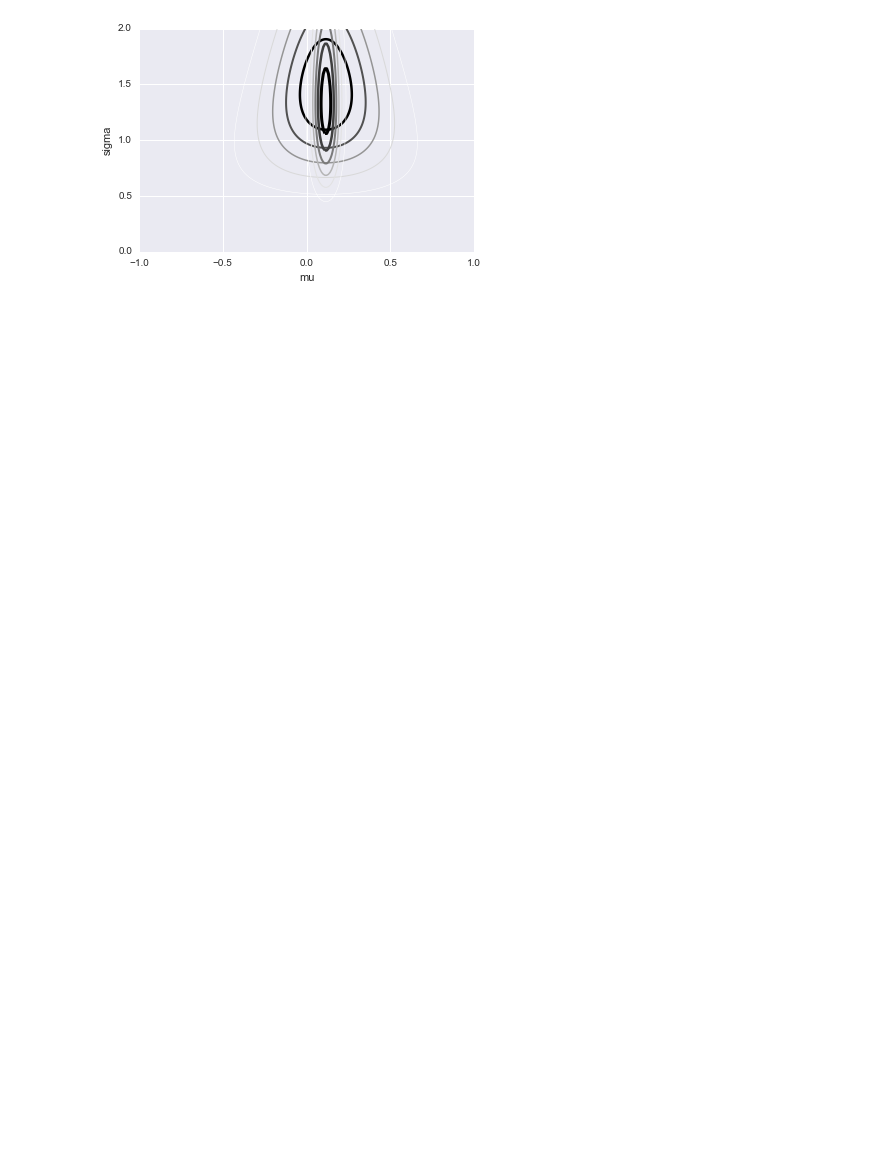
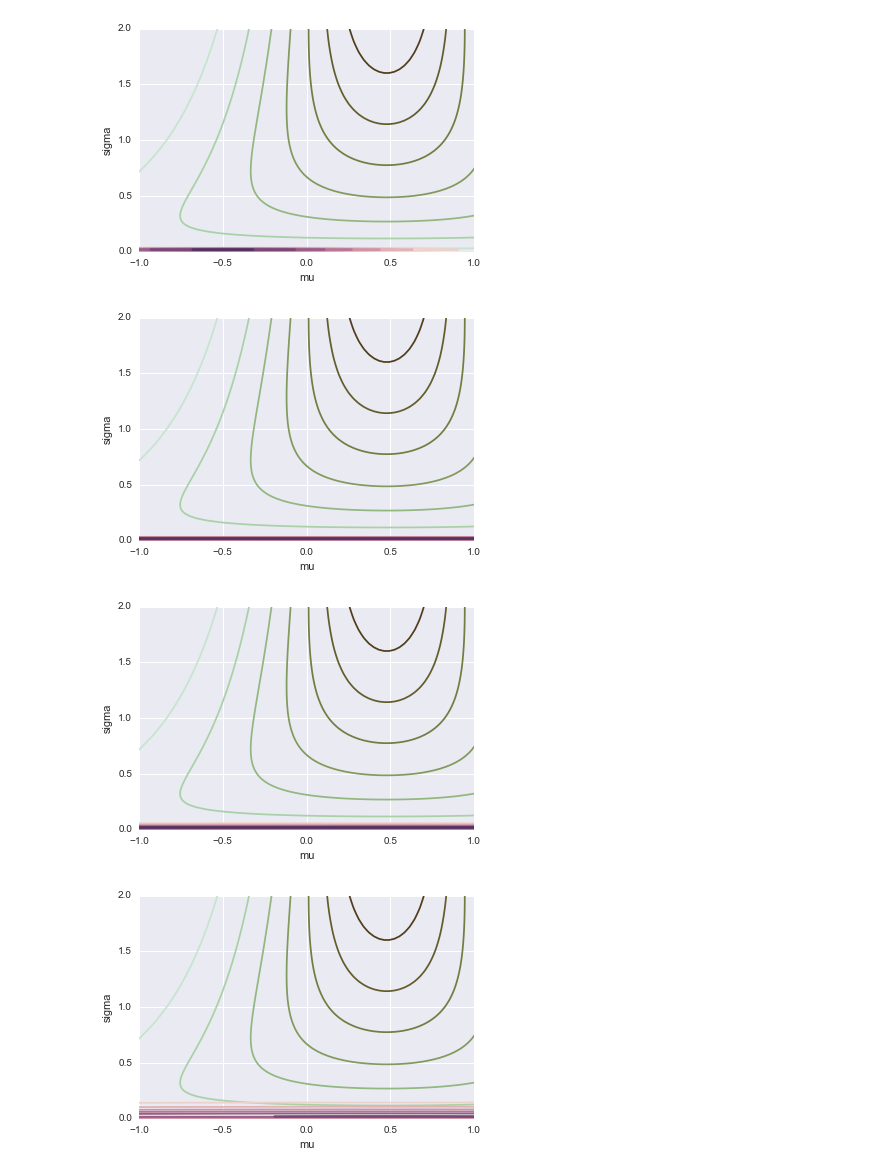
Before and after one commit to bxclib2/kth, a Jupyter notebook: assignment2/assignment2.ipynb, the cells around one changed output. Cells and saved outputs as stored; diff of their text form; code cells hidden in the pictures; blank space fills up the shorter version.

```diff
--- a/assignment2/assignment2.ipynb
+++ b/assignment2/assignment2.ipynb
@@ -2,6 +2,9 @@
 import numpy as np
 import matplotlib.pyplot as plt
 import seaborn as sns
+from itertools import product
+cmap = sns.color_palette("husl", 8)
+sns.set_palette(cmap)
 from scipy.special import gammaln
 %matplotlib inline
 # %%
@@ -41,7 +44,7 @@ class Casino(object):
             p = 1./4 if player.visited_tables[-1] == PRIMED else 3./4
 
         table_type = np.random.binomial(1, p)
-        if table_type == NORMAL or len(self.primed_tables) == 0:
+        if table_type == NORMAL and False:
             return self.normal_tables[len(player.visited_tables)]
         else:
             return self.primed_tables[len(player.visited_tables)]
@@ -106,5 +88,0 @@ plt.xlim(2,12)
-# %%
-n = 6
-possible_outcomes = np.arange(1, n + 1)
-mu = 1./n * np.sum(possible_outcomes)
-var = 1./n * np.sum((possible_outcomes - mu)**2)
@@ -153,50 +153,52 @@ def normalGammaPdf(mu, lamb, muprior, kappa, alpha, beta):
     return p
 # %%
 mu0 = 0
-var0 = 1.
-precision = 1. / (var0**2)
+var0 = 1
 
-c = 0
-
-N = 10
+N = 2
 X = np.random.normal(mu0, var0, N)
 muX = np.mean(X)
 varX = np.var(X)
-s = np.sum(X)
-sSq = np.sum(X**2)
 
 # true posterior
 a0 = 0
 b0 = 0
 k0 = 0
 mu0 = 0
 
 aNt = a0 + N/2.
 bNt = b0 + 1./2*(N*varX + (k0*N*(muX - mu0)**2)/(k0 + N))
 mut = (k0*mu0 + N*muX) / (k0 + N)
 kNt = k0 + N
 
 # initial guess
-aN = 2.5
-bN = 1.
-muN = 0.5
-kN = 1.
+aN = 1.5
+bN = 600.
+muN = -0.5
+kN = 2
 
-for i in xrange(100):
+for i in xrange(6):
+    x = np.linspace(mut-1.5, mut+1.5, 100)
+    y = np.linspace(0, 2, 100)
+
+    cmap = sns.cubehelix_palette(8, start=10)
+    plot_2d_pdf(get_gaussian_gamma_pdf(mut, kNt, aNt, bNt), x, y, cmap)
+    cmap = sns.cubehelix_palette(8, start=6)
+    plot_2d_pdf(get_vi_gaussian_gamma_pdf(muN, np.sqrt(kN), aN, bN), x, y, cmap)
+
+    plt.axis([-1,1,0,2])
+    plt.show()
+
     precision = aN/bN
     muN = (k0 * mu0 + N * muX) / (k0 + N)
     kN = (k0 + N) * precision
 
     e_mu = muN
     e_mu2 = 1./kN + muN**2
     aN = a0 + (N + 1)/2.
     bN = b0 + k0 * (e_mu2 + mu0**2 - 2*e_mu*mu0) + 1./2 * np.sum(X**2 + e_mu2 - 2*e_mu*X)
-    #bN = b0 + 1./2 * ((sSq + k0 + mu0**2) - 2 * e_mu * (s + k0 * mu0) + e_mu2 * (k0 + N))
-
-x = np.linspace(muN-1.5, muN+1.5, 300)
-y = np.linspace(0, 2, 300)
-plot_2d_pdf(get_gaussian_gamma_pdf(mut, kNt, aNt, bNt), x, y)
-plot_2d_pdf(get_vi_gaussian_gamma_pdf(muN, 1./kN, aN, bN), x, y)
-plt.show()
 # %% [output]
-[figure, old version]
+[figure, new version]
+[figure, added]
+[figure, added]
+[figure, added]
```
Also changed, not shown: parts of 15 cells of this notebook.
